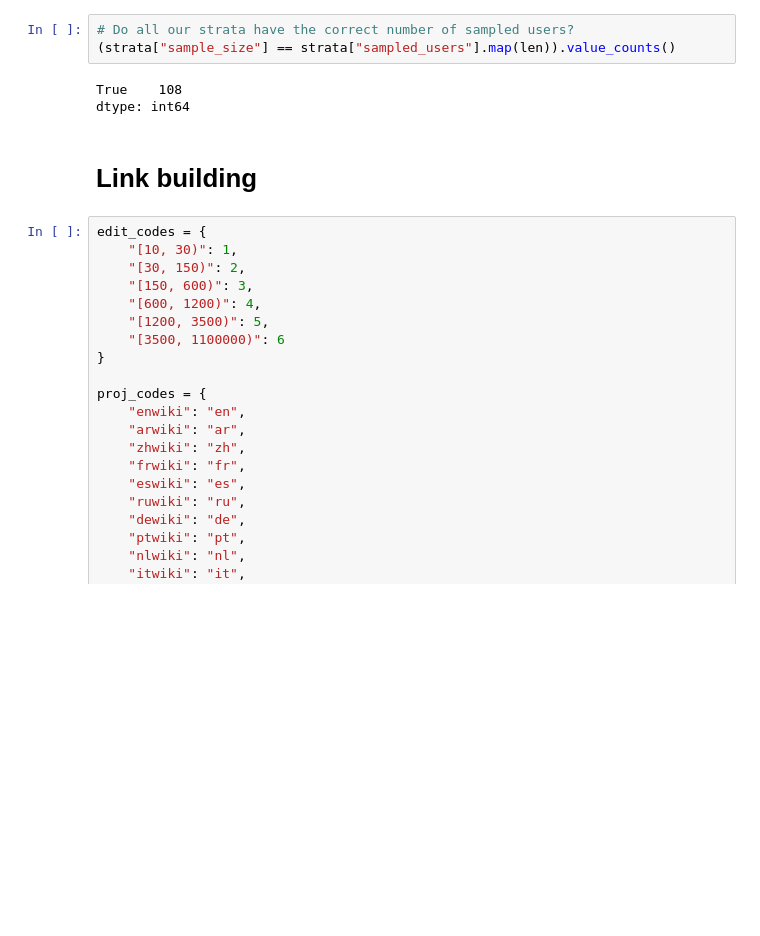
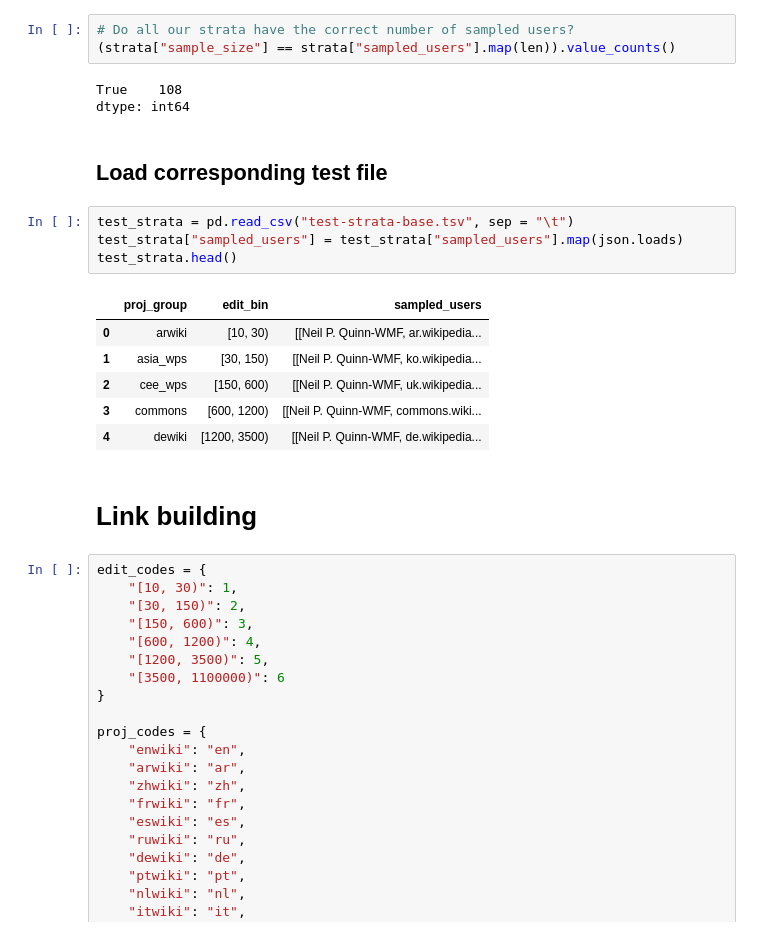
Before and after one commit to wikimedia-research/Community-Insights-sampling, a Jupyter notebook: sampling.ipynb, the cells around one changed output. Drawn from its saved outputs; the diff is of its cells as text; blank space fills up the shorter version.

```diff
--- a/sampling.ipynb
+++ b/sampling.ipynb
@@ -133,6 +136,19 @@ strata.head()
 # %% [output]
 True    108
 dtype: int64
+# %% [markdown]
+## Load corresponding test file
+# %%
+test_strata = pd.read_csv("test-strata-base.tsv", sep = "\t")
+test_strata["sampled_users"] = test_strata["sampled_users"].map(json.loads)
+test_strata.head()
+# %% [output]
+|  | proj_group | edit_bin | sampled_users |
+| 0 | arwiki | [10, 30) | [[Neil P. Quinn-WMF, ar.wikipedia... |
+| 1 | asia_wps | [30, 150) | [[Neil P. Quinn-WMF, ko.wikipedia... |
+| 2 | cee_wps | [150, 600) | [[Neil P. Quinn-WMF, uk.wikipedia... |
+| 3 | commons | [600, 1200) | [[Neil P. Quinn-WMF, commons.wiki... |
+| 4 | dewiki | [1200, 3500) | [[Neil P. Quinn-WMF, de.wikipedia... |
 # %% [markdown]
 # Link building
 # %%
```
Also changed, not shown: parts of 13 cells of this notebook, 1 other file.
